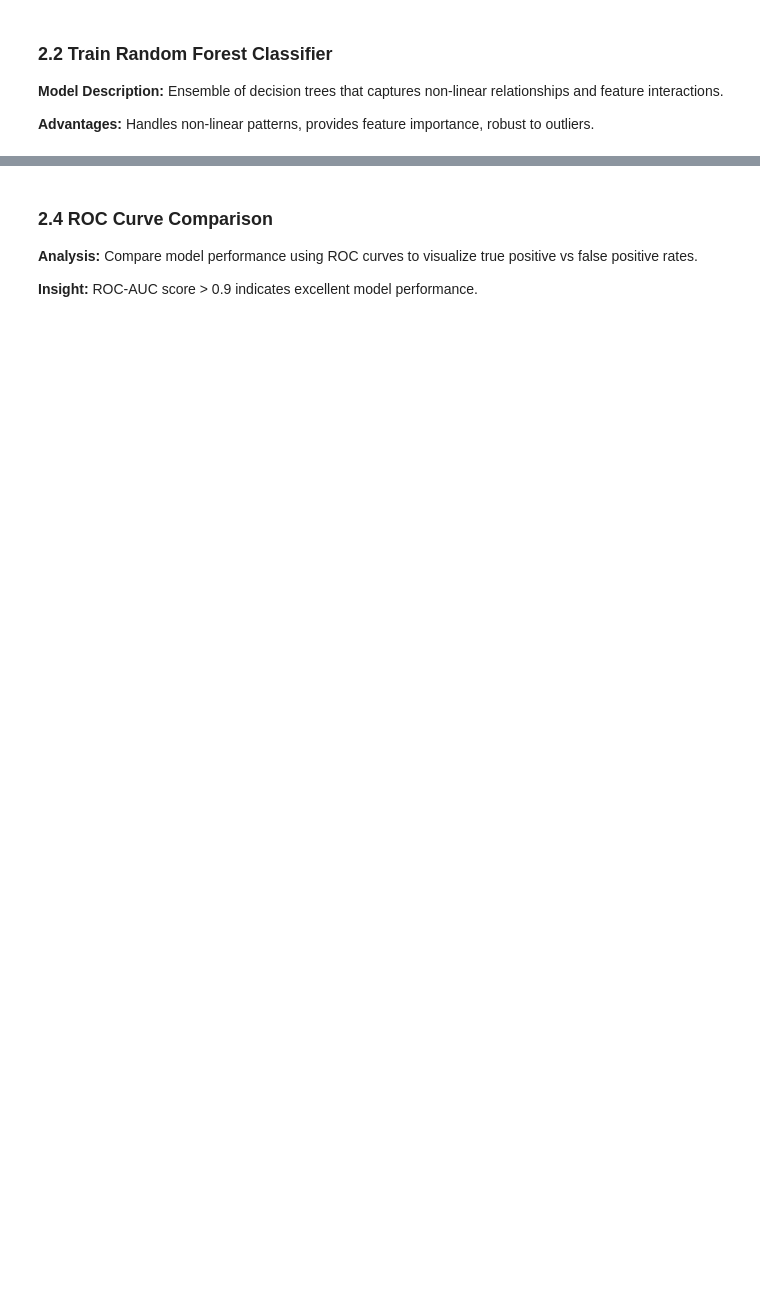
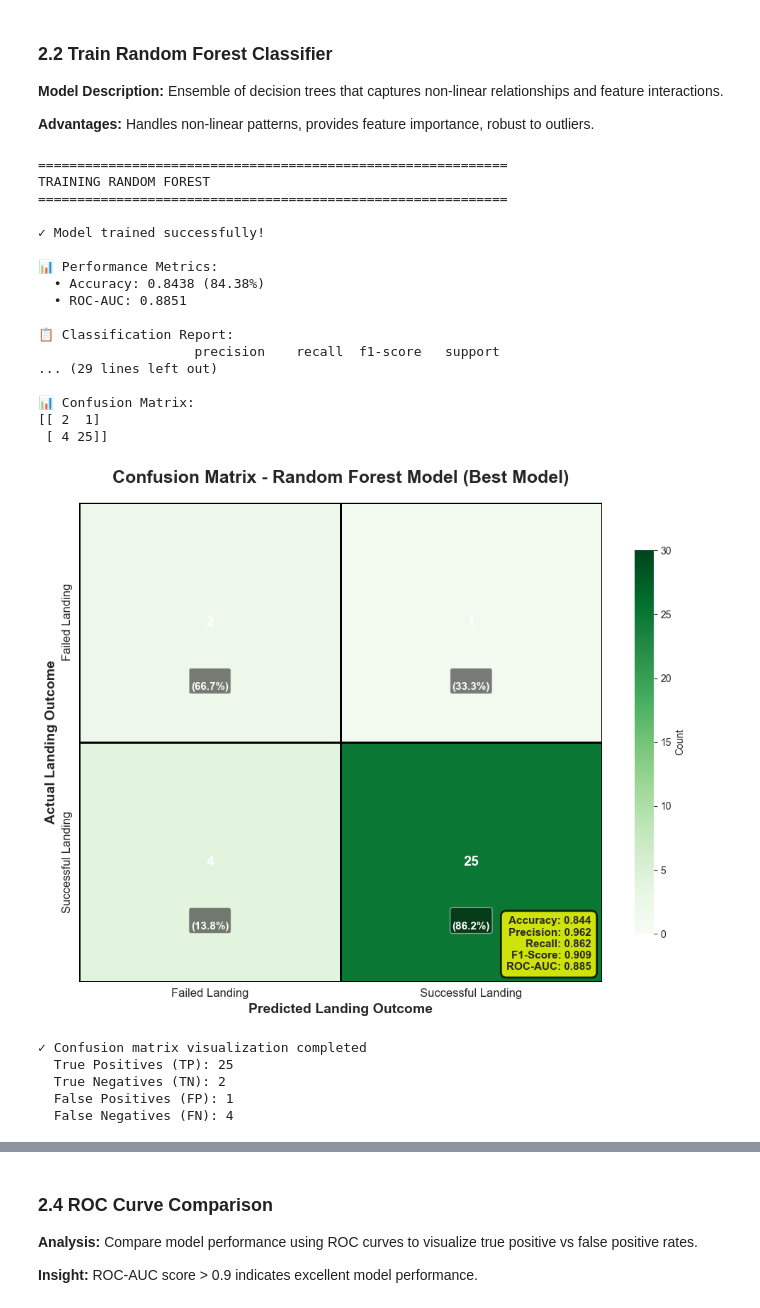
Before and after one commit to mapleleaflatte03/ibm_applied_data_dcience_capstone, a Jupyter notebook: notebooks/5_predictive_analysis.ipynb, the cells around one changed output, grey strips where cells are left out. Saved outputs shown, nothing was run; the diff lists cells and outputs as text; code cells hidden in the pictures; blank space fills up the shorter version.

```diff
--- a/notebooks/5_predictive_analysis.ipynb
+++ b/notebooks/5_predictive_analysis.ipynb
@@ -294,34 +341,58 @@ for i in range(len(cm_rf)):
         count = cm_rf[i, j]
         percent = cm_percent[i, j]
         ax.text(j+0.5, i+0.7, f'\n({percent:.1f}%)',
                ha='center', va='top', fontsize=11, fontweight='bold', color='white',
-               bbox=dict(boxstyle='round,pad=0.2', facecolor='rgba(0,0,0,0.5)', alpha=0.7))
+               bbox=dict(boxstyle='round,pad=0.2', facecolor='black', alpha=0.5))
 
 # Calculate metrics
 tn, fp, fn, tp = cm_rf.ravel()
 precision = tp / (tp + fp) if (tp + fp) > 0 else 0
 recall = tp / (tp + fn) if (tp + fn) > 0 else 0
 f1 = 2 * (precision * recall) / (precision + recall) if (precision + recall) > 0 else 0
 
 # Add metrics text box
 metrics_text = f'Accuracy: {accuracy_rf:.3f}\nPrecision: {precision:.3f}\nRecall: {recall:.3f}\nF1-Score: {f1:.3f}\nROC-AUC: {roc_auc_rf:.3f}'
 ax.text(0.98, 0.02, metrics_text, transform=ax.transAxes,
        fontsize=11, fontweight='bold', verticalalignment='bottom', horizontalalignment='right',
        bbox=dict(boxstyle='round,pad=0.5', facecolor='yellow', alpha=0.8, edgecolor='black', linewidth=2))
 
 ax.set_title('Confusion Matrix - Random Forest Model (Best Model)', fontsize=18, fontweight='bold', pad=20)
 ax.set_ylabel('Actual Landing Outcome', fontsize=14, fontweight='bold')
 ax.set_xlabel('Predicted Landing Outcome', fontsize=14, fontweight='bold')
 ax.tick_params(labelsize=12)
 plt.tight_layout()
 plt.savefig('../images/spacex_confusion_matrix_rf.png', dpi=300, bbox_inches='tight', facecolor='white')
 plt.show()
 
 print(f"\n✓ Confusion matrix visualization completed")
 print(f"  True Positives (TP): {tp}")
 print(f"  True Negatives (TN): {tn}")
 print(f"  False Positives (FP): {fp}")
 print(f"  False Negatives (FN): {fn}")
+# %% [output]
+============================================================
+TRAINING RANDOM FOREST
+============================================================
+
+✓ Model trained successfully!
+
+📊 Performance Metrics:
+  • Accuracy: 0.8438 (84.38%)
+  • ROC-AUC: 0.8851
+
+📋 Classification Report:
+                    precision    recall  f1-score   support
+... (29 lines left out)
+
+📊 Confusion Matrix:
+[[ 2  1]
+ [ 4 25]]
+[figure, added]
+✓ Confusion matrix visualization completed
+  True Positives (TP): 25
+  True Negatives (TN): 2
+  False Positives (FP): 1
+  False Negatives (FN): 4
 # %%
 # Enhanced feature importance analysis with detailed visualizations
 feature_importance = pd.DataFrame({
```
Also changed, not shown: parts of 7 cells of this notebook.
